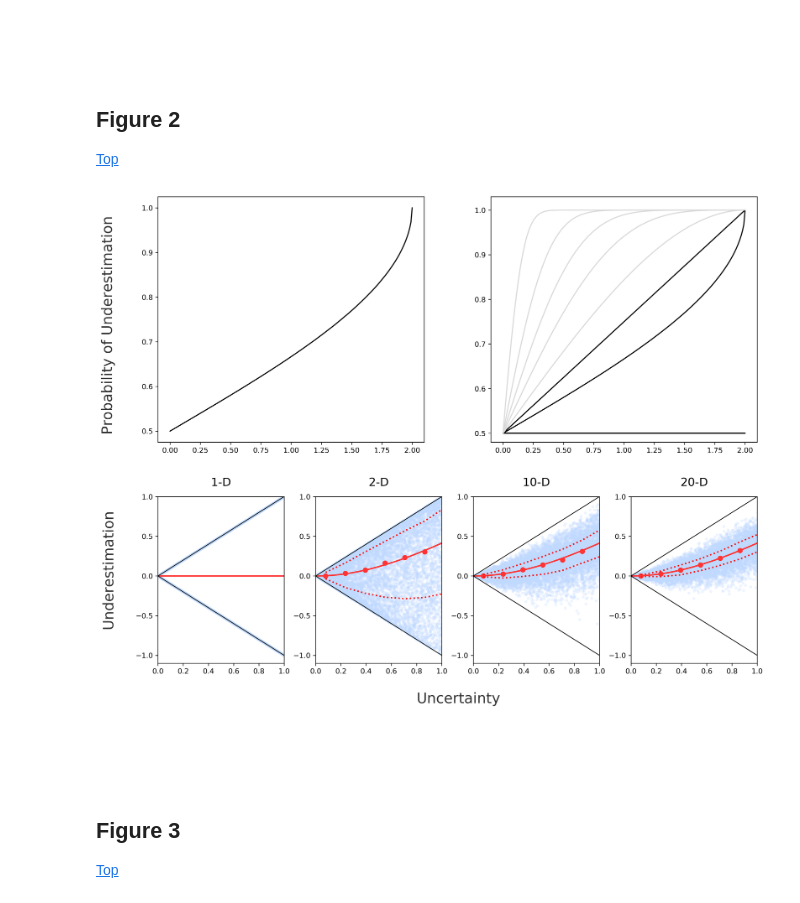
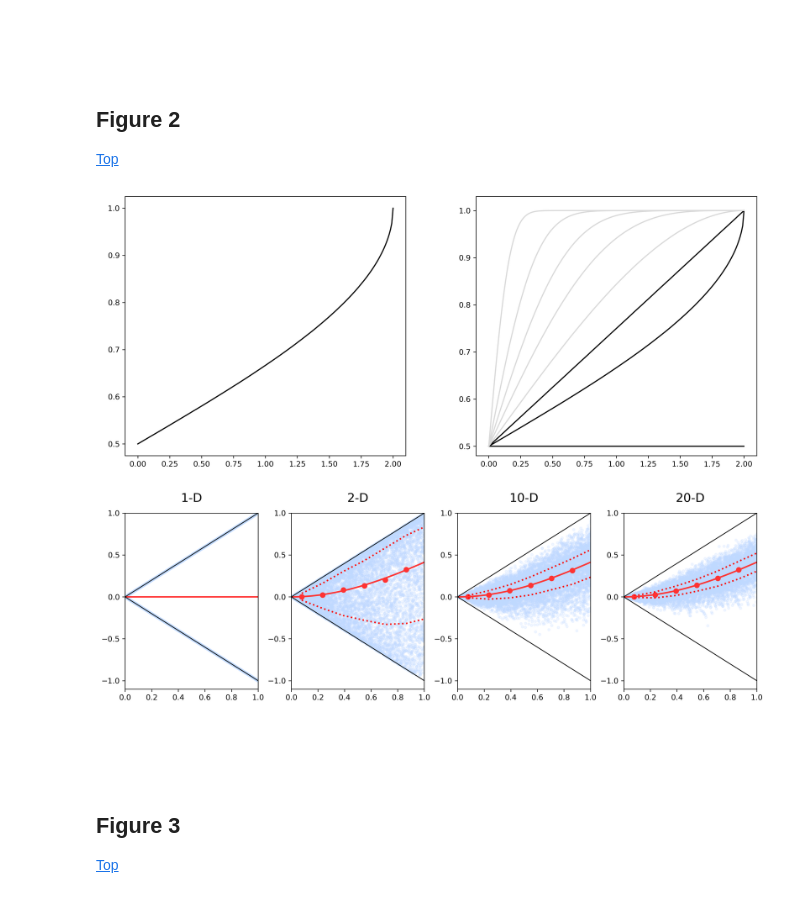
Before and after one commit to jamesaorr/scaling-up-uncertain-predictions, a Jupyter notebook: Scaling.Up_Simulations.ipynb, the cells around one changed output. Cells and saved outputs as stored; diff of their text form; code cells hidden in the pictures.

```diff
--- a/Scaling.Up_Simulations.ipynb
+++ b/Scaling.Up_Simulations.ipynb
@@ -413,37 +521,37 @@ plt.plot([0,1,2],[0,-1,0], 'black',lw=1)
 plt.title("10-D", fontsize = 16, pad=15)
 plt.xlim(0, 1)
 plt.ylim(-1.1, 1);
 plt.yticks([-1.0, -0.5, 0.0, 0.5, 1.0], fontsize=10)
 plt.xticks(fontsize=10)
 
 ##### 20-D #####
 plt.subplot(3, 4, 12)
 plt.scatter(Non_add_20, Effect_20, alpha = 0.2, color = (0.75, 0.85, 1), s=10)
 X = np.sort(Non_add_20)
 plt.scatter(bin_20_x, bin_20_y, color = (1, 0.2, 0.2), s=40)
 plt.plot(bin_20_x, bin_20_y_q25, "red", lw=2, linestyle=':')
 plt.plot(bin_20_x, bin_20_y_q75, "red", lw=2, linestyle=':')
 plt.plot(X, np.sqrt(X**2+1)-1, color = (1, 0.2, 0.2), lw=2)
 plt.plot(X, X, 'black', lw=1)
 plt.plot([0,1,2],[0,-1,0], 'black',lw=1)
 plt.title("20-D", fontsize = 16, pad=15)
 plt.xlim(0, 1)
 plt.ylim(-1.1, 1);
 plt.yticks([-1.0, -0.5, 0.0, 0.5, 1.0], fontsize=10)
 plt.xticks(fontsize=10)
 
 
 
 ############ Annotations #################
 
-plt.text(-4.2, 4.4, "Probability of Underestimation", fontsize=20, alpha = 0.8, rotation=90);
-plt.text(-4.2, 0.7, "Underestimation", fontsize=20, alpha = 0.8, rotation=90);
-plt.text(-1.7, -1.6, "Uncertainty", fontsize=20, alpha = 0.8)
+#plt.text(-4.2, 4.4, "Probability of Underestimation", fontsize=20, alpha = 0.8, rotation=90);
+#plt.text(-4.2, 0.7, "Underestimation", fontsize=20, alpha = 0.8, rotation=90);
+#plt.text(-1.7, -1.6, "Uncertainty", fontsize=20, alpha = 0.8)
 
 
 plt.subplots_adjust(wspace=0.25, hspace=-0.1);
 # %% [output]
-[figure, old version]
+[figure, new version]
 # %% [markdown]
 <br>
 <br>
```
Also changed, not shown: parts of 14 cells of this notebook.
